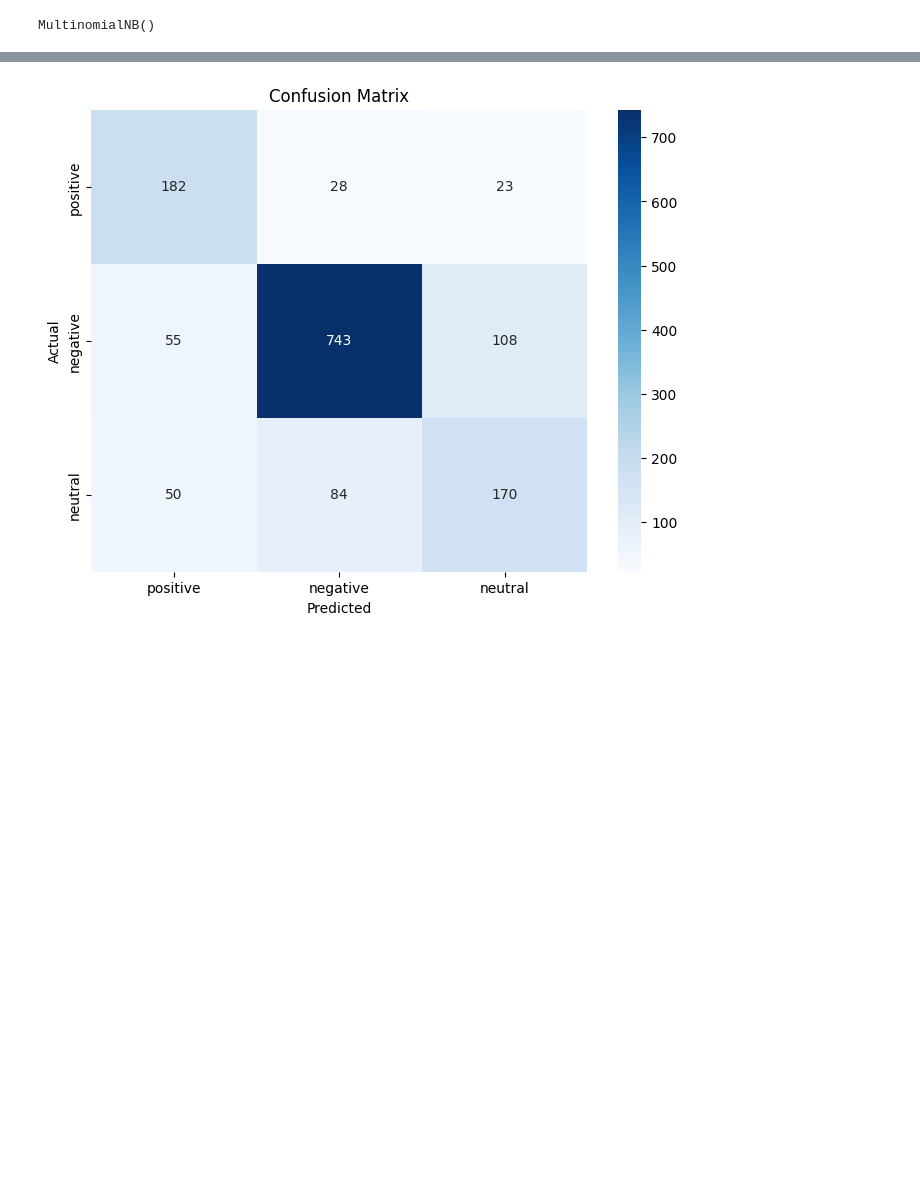
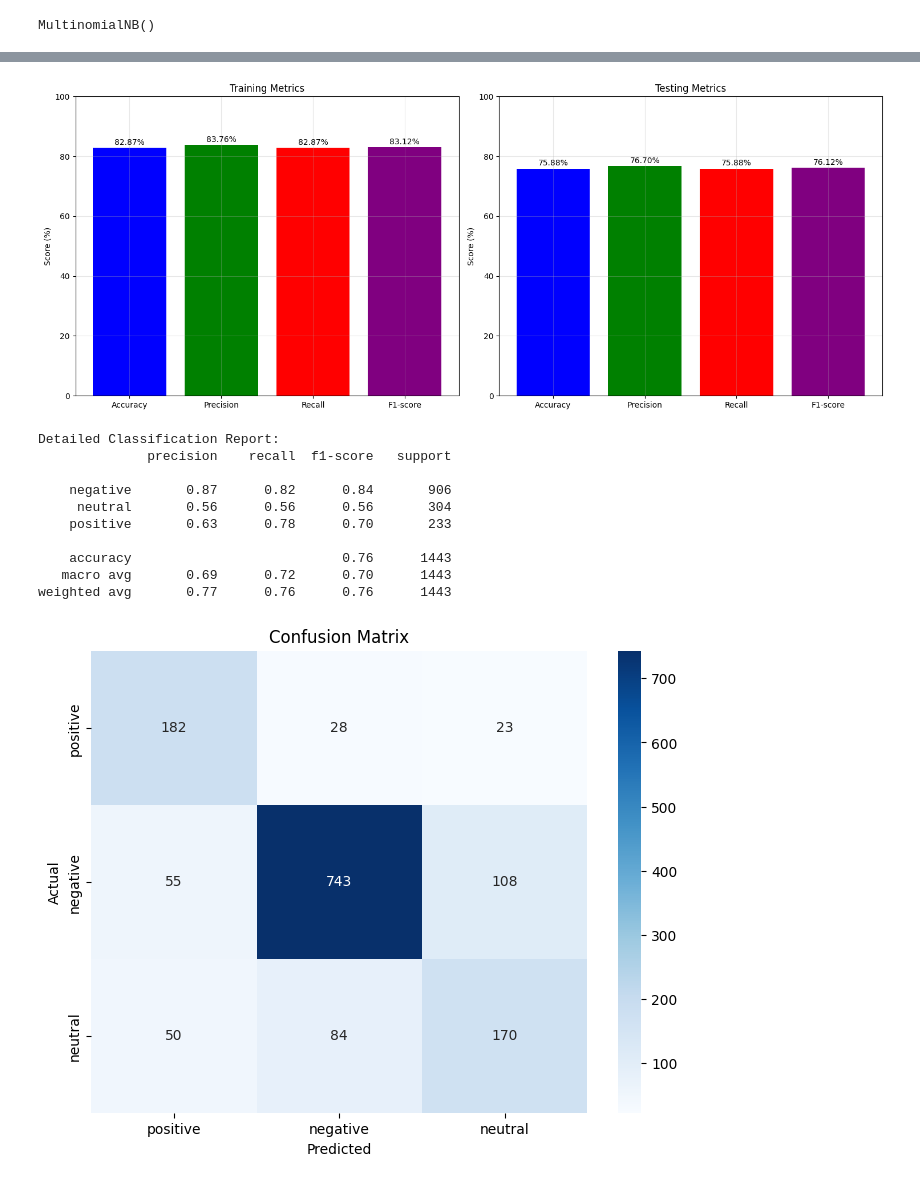
Before and after one commit to ThisIsMrIsmail/twitter-us-airline-sentiment-analysis, a Jupyter notebook: notebooks/models/Ismail Sherif/ismail_sherif_[naive_bayes].ipynb, the cells around one changed output, grey strips where cells are left out. Cells and saved outputs as stored; diff of their text form; code cells hidden in the pictures; blank space fills up the shorter version.

```diff
--- a/notebooks/models/Ismail Sherif/ismail_sherif_[naive_bayes].ipynb
+++ b/notebooks/models/Ismail Sherif/ismail_sherif_[naive_bayes].ipynb
@@ -113,7 +115,7 @@ def preprocess_text(text):
 
     return tokens
 # %%
-df = pd.read_csv('../../data/clean_Tweets.csv')
+df = pd.read_csv('../../../data/clean_Tweets.csv')
 
 X = df['text']
 y = df['airline_sentiment']
@@ -199,3 +203,76 @@ weighted avg       0.77      0.76      0.76      1443
+# %%
+y_train_pred = nb_classifier.predict(X_train_tfidf)
+y_test_pred = nb_classifier.predict(X_test_tfidf)
+
+train_accuracy = accuracy_score(y_train, y_train_pred)
+test_accuracy = accuracy_score(y_test, y_test_pred)
+
+train_precision = precision_score(y_train, y_train_pred, average='weighted')
+train_recall = recall_score(y_train, y_train_pred, average='weighted')
+train_f1 = f1_score(y_train, y_train_pred, average='weighted')
+
+test_precision = precision_score(y_test, y_test_pred, average='weighted')
+test_recall = recall_score(y_test, y_test_pred, average='weighted')
+test_f1 = f1_score(y_test, y_test_pred, average='weighted')
+
+# Create metrics dictionary
+metrics = {
+    'Training': {
+        'Accuracy': train_accuracy * 100,
+        'Precision': train_precision * 100,
+        'Recall': train_recall * 100,
+        'F1-score': train_f1 * 100
+    },
+    'Testing': {
+        'Accuracy': test_accuracy * 100,
+        'Precision': test_precision * 100,
+        'Recall': test_recall * 100,
+        'F1-score': test_f1 * 100
+    }
+}
+
+# Create figure with two subplots
+fig, (ax1, ax2) = plt.subplots(1, 2, figsize=(15, 6))
+
+# Plot training metrics
+metrics_train = list(metrics['Training'].values())
+metrics_labels = list(metrics['Training'].keys())
+ax1.bar(metrics_labels, metrics_train, color=['blue', 'green', 'red', 'purple'])
+ax1.set_title('Training Metrics')
+ax1.set_ylim(0, 100)
+ax1.set_ylabel('Score (%)')
+ax1.grid(True, alpha=0.3)
+for i, v in enumerate(metrics_train):
+    ax1.text(i, v + 1, f'{v:.2f}%', ha='center')
+
+# Plot testing metrics
+metrics_test = list(metrics['Testing'].values())
+ax2.bar(metrics_labels, metrics_test, color=['blue', 'green', 'red', 'purple'])
+ax2.set_title('Testing Metrics')
+ax2.set_ylim(0, 100)
+ax2.set_ylabel('Score (%)')
+ax2.grid(True, alpha=0.3)
+for i, v in enumerate(metrics_test):
+    ax2.text(i, v + 1, f'{v:.2f}%', ha='center')
+
+plt.savefig("src/nb_random_over_samp_tfidf.png.png")
+plt.tight_layout()
+plt.show()
+# Print classification report for detailed metrics
+print("\nDetailed Classification Report:")
+print(classification_report(y_test, y_test_pred))
+# %% [output]
+[figure, added]
+Detailed Classification Report:
+              precision    recall  f1-score   support
+
+    negative       0.87      0.82      0.84       906
+     neutral       0.56      0.56      0.56       304
+    positive       0.63      0.78      0.70       233
+
+    accuracy                           0.76      1443
+   macro avg       0.69      0.72      0.70      1443
+weighted avg       0.77      0.76      0.76      1443
 # %%
 cm = confusion_matrix(y_test, y_test_pred, labels=['positive', 'negative', 'neutral'])
 plt.figure(figsize=(8, 6))
```
Also changed, not shown: parts of 4 cells of this notebook, 6 other files.
